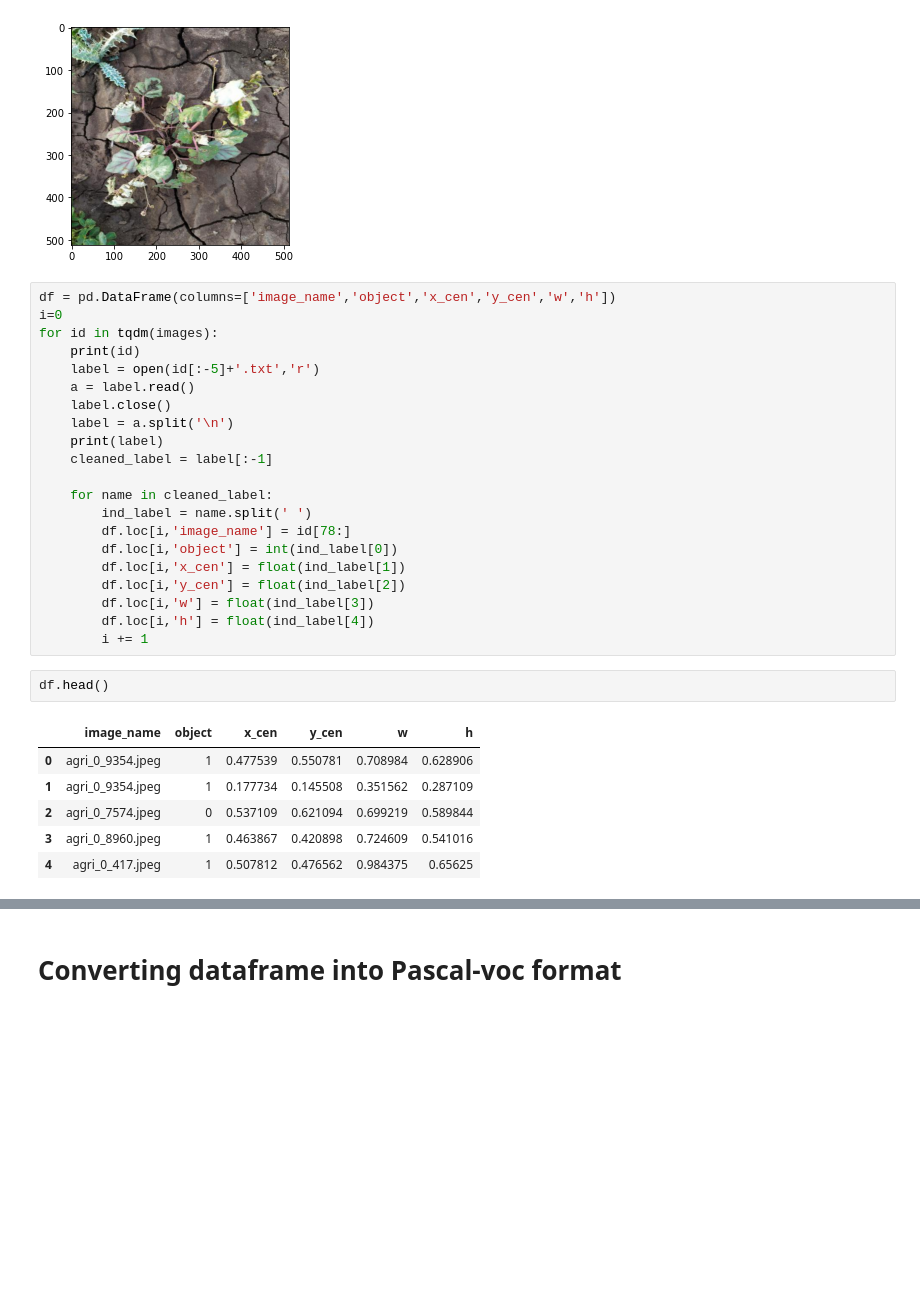
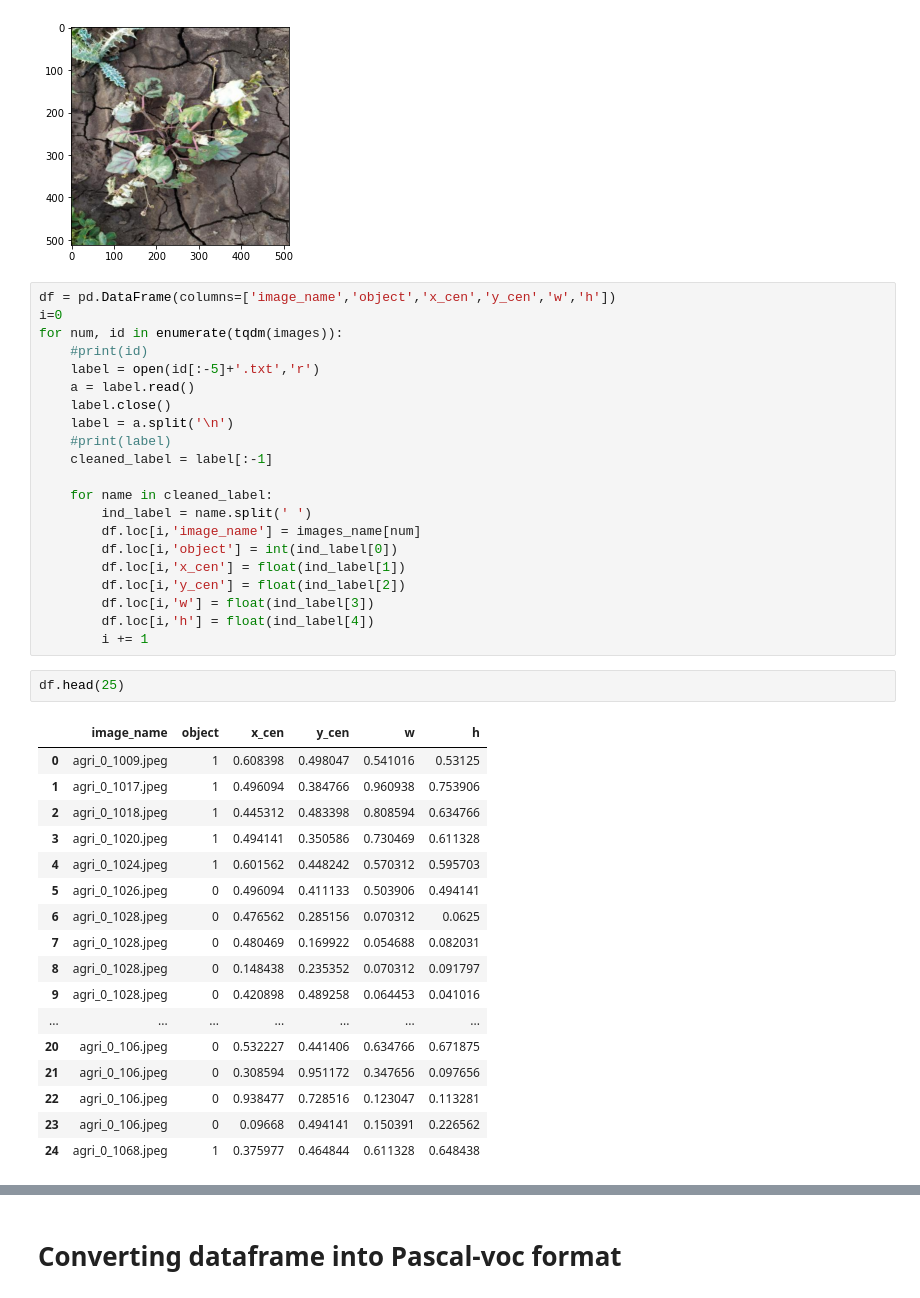
Before and after one commit to malfii/obj_det_automl, a Jupyter notebook: yoloToPascalvoc/convert-yolo-labels-to-pascalvoc-format.ipynb, the cells around one changed output, grey strips where cells are left out. Drawn from its saved outputs; the diff is of its cells as text; blank space fills up the shorter version.

```diff
--- a/yoloToPascalvoc/convert-yolo-labels-to-pascalvoc-format.ipynb
+++ b/yoloToPascalvoc/convert-yolo-labels-to-pascalvoc-format.ipynb
@@ -25,18 +25,18 @@ labels = [data[x] for x in range(len(data)) if data[x].endswith('.txt')]
 # %%
 df = pd.DataFrame(columns=['image_name','object','x_cen','y_cen','w','h'])
 i=0
-for id in tqdm(images):
-    print(id)
+for num, id in enumerate(tqdm(images)):
+    #print(id)
     label = open(id[:-5]+'.txt','r')
     a = label.read()
     label.close()
     label = a.split('\n')
-    print(label)
+    #print(label)
     cleaned_label = label[:-1]
 
     for name in cleaned_label:
         ind_label = name.split(' ')
-        df.loc[i,'image_name'] = id[78:]
+        df.loc[i,'image_name'] = images_name[num]
         df.loc[i,'object'] = int(ind_label[0])
         df.loc[i,'x_cen'] = float(ind_label[1])
         df.loc[i,'y_cen'] = float(ind_label[2])
@@ -44,11 +44,22 @@ for id in tqdm(images):
         df.loc[i,'h'] = float(ind_label[4])
         i += 1
 # %%
-df.head()
+df.head(25)
 # %% [output]
 |  | image_name | object | x_cen | y_cen | w | h |
-| 0 | agri_0_9354.jpeg | 1 | 0.477539 | 0.550781 | 0.708984 | 0.628906 |
-| 1 | agri_0_9354.jpeg | 1 | 0.177734 | 0.145508 | 0.351562 | 0.287109 |
-| 2 | agri_0_7574.jpeg | 0 | 0.537109 | 0.621094 | 0.699219 | 0.589844 |
-| 3 | agri_0_8960.jpeg | 1 | 0.463867 | 0.420898 | 0.724609 | 0.541016 |
-| 4 | agri_0_417.jpeg | 1 | 0.507812 | 0.476562 | 0.984375 | 0.65625 |
+| 0 | agri_0_1009.jpeg | 1 | 0.608398 | 0.498047 | 0.541016 | 0.53125 |
+| 1 | agri_0_1017.jpeg | 1 | 0.496094 | 0.384766 | 0.960938 | 0.753906 |
+| 2 | agri_0_1018.jpeg | 1 | 0.445312 | 0.483398 | 0.808594 | 0.634766 |
+| 3 | agri_0_1020.jpeg | 1 | 0.494141 | 0.350586 | 0.730469 | 0.611328 |
+| 4 | agri_0_1024.jpeg | 1 | 0.601562 | 0.448242 | 0.570312 | 0.595703 |
+| 5 | agri_0_1026.jpeg | 0 | 0.496094 | 0.411133 | 0.503906 | 0.494141 |
+| 6 | agri_0_1028.jpeg | 0 | 0.476562 | 0.285156 | 0.070312 | 0.0625 |
+| 7 | agri_0_1028.jpeg | 0 | 0.480469 | 0.169922 | 0.054688 | 0.082031 |
+| 8 | agri_0_1028.jpeg | 0 | 0.148438 | 0.235352 | 0.070312 | 0.091797 |
+| 9 | agri_0_1028.jpeg | 0 | 0.420898 | 0.489258 | 0.064453 | 0.041016 |
+| ... | ... | ... | ... | ... | ... | ... |
+| 20 | agri_0_106.jpeg | 0 | 0.532227 | 0.441406 | 0.634766 | 0.671875 |
+| 21 | agri_0_106.jpeg | 0 | 0.308594 | 0.951172 | 0.347656 | 0.097656 |
+| 22 | agri_0_106.jpeg | 0 | 0.938477 | 0.728516 | 0.123047 | 0.113281 |
+| 23 | agri_0_106.jpeg | 0 | 0.09668 | 0.494141 | 0.150391 | 0.226562 |
+| 24 | agri_0_1068.jpeg | 1 | 0.375977 | 0.464844 | 0.611328 | 0.648438 |
```
Also changed, not shown: parts of 3 cells of this notebook, 1 other file.
